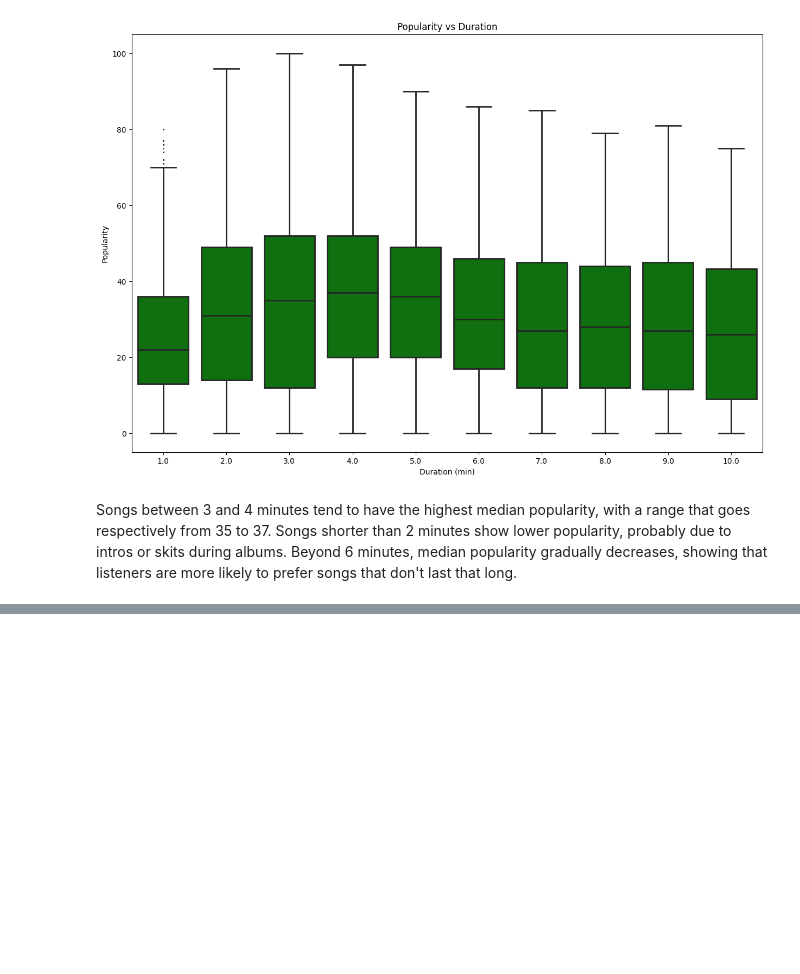
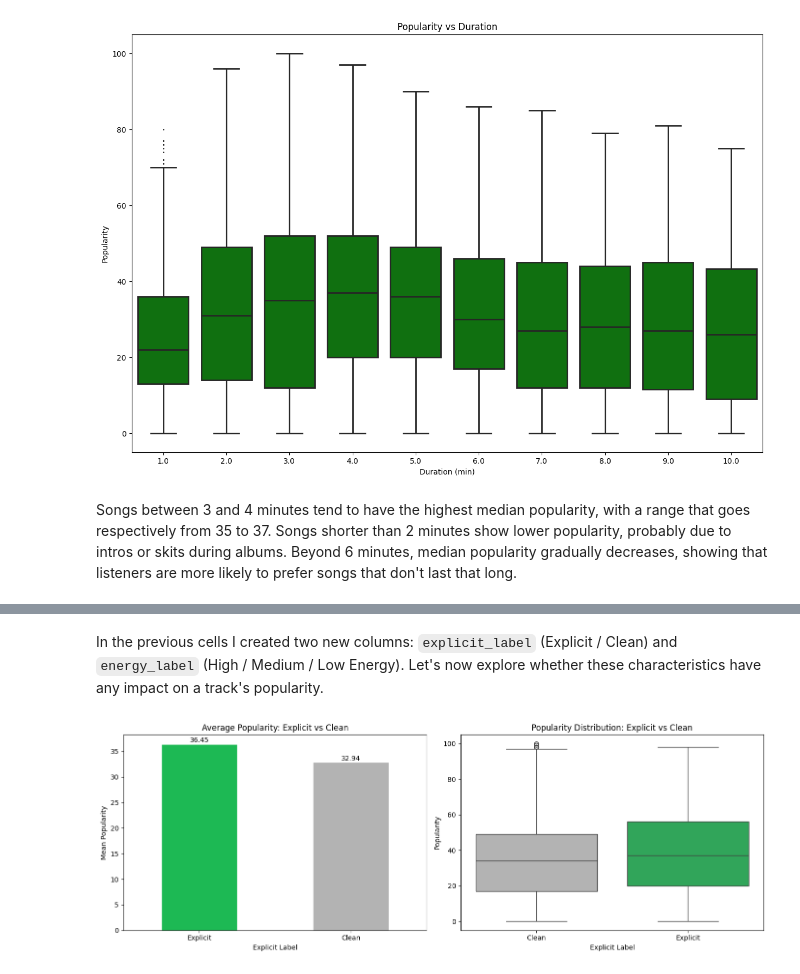
Before and after one commit to TortorelliRocco/Spotify_Analysis, a Jupyter notebook: SpotifyProject.ipynb, the cells around one changed output, grey strips where cells are left out. Cells and saved outputs as stored; diff of their text form; code cells hidden in the pictures; blank space fills up the shorter version.

```diff
--- a/SpotifyProject.ipynb
+++ b/SpotifyProject.ipynb
@@ -281,3 +281,7 @@ plt.show()
 Songs between 3 and 4 minutes tend to have the highest median popularity, with a range that goes respectively from 35 to 37.
 Songs shorter than 2 minutes show lower popularity, probably due to intros or skits during albums.
 Beyond 6 minutes, median popularity gradually decreases, showing that listeners are more likely to prefer songs that don't last that long.
+# %%
+df['explicit'].value_counts()
+df['explicit_label'] = df['explicit'].map(lambda x: "Explicit" if x == True else "Clean")
+df[['track_name', 'explicit', 'explicit_label']].head()
@@ -283,0 +295,4 @@ Beyond 6 minutes, median popularity gradually decreases, showing that listeners
+# %%
+df['energy_label'] = df['energy'].map(lambda x: "High Energy" if x > 0.8 else "Medium Energy" if x >= 0.5 else "Low Energy")
+
+df[['track_name', 'energy', 'energy_label']].head(10)
@@ -283,0 +311,22 @@ Beyond 6 minutes, median popularity gradually decreases, showing that listeners
+# %% [markdown]
+In the previous cells I created two new columns: `explicit_label` (Explicit / Clean)
+and `energy_label` (High / Medium / Low Energy). Let's now explore whether these
+characteristics have any impact on a track's popularity.
+# %%
+explicit_pop = df.groupby('explicit_label')['popularity'].mean().sort_values(ascending=False)
+fig, axes = plt.subplots(1, 2, figsize=(14, 5))
+explicit_pop.plot(kind='bar', ax=axes[0], color=['#1DB954', '#b3b3b3'], edgecolor='white')
+axes[0].set_title('Average Popularity: Explicit vs Clean')
+axes[0].set_xlabel('Explicit Label')
+axes[0].set_ylabel('Mean Popularity')
+axes[0].set_xticklabels(axes[0].get_xticklabels(), rotation=0)
+for i, v in enumerate(explicit_pop.values):
+    axes[0].text(i, v + 0.3, f'{v:.2f}', ha='center', fontsize=10)
+sns.boxplot(x='explicit_label', y='popularity', data=df, hue='explicit_label', palette ={'Explicit': '#1DB954', 'Clean': '#b3b3b3'}, ax=axes[1])
+axes[1].set_title('Popularity Distribution: Explicit vs Clean')
+axes[1].set_xlabel('Explicit Label')
+axes[1].set_ylabel('Popularity')
+plt.tight_layout()
+plt.show()
+# %% [output]
+[figure, added]
```
Also changed, not shown: parts of 7 cells of this notebook.
